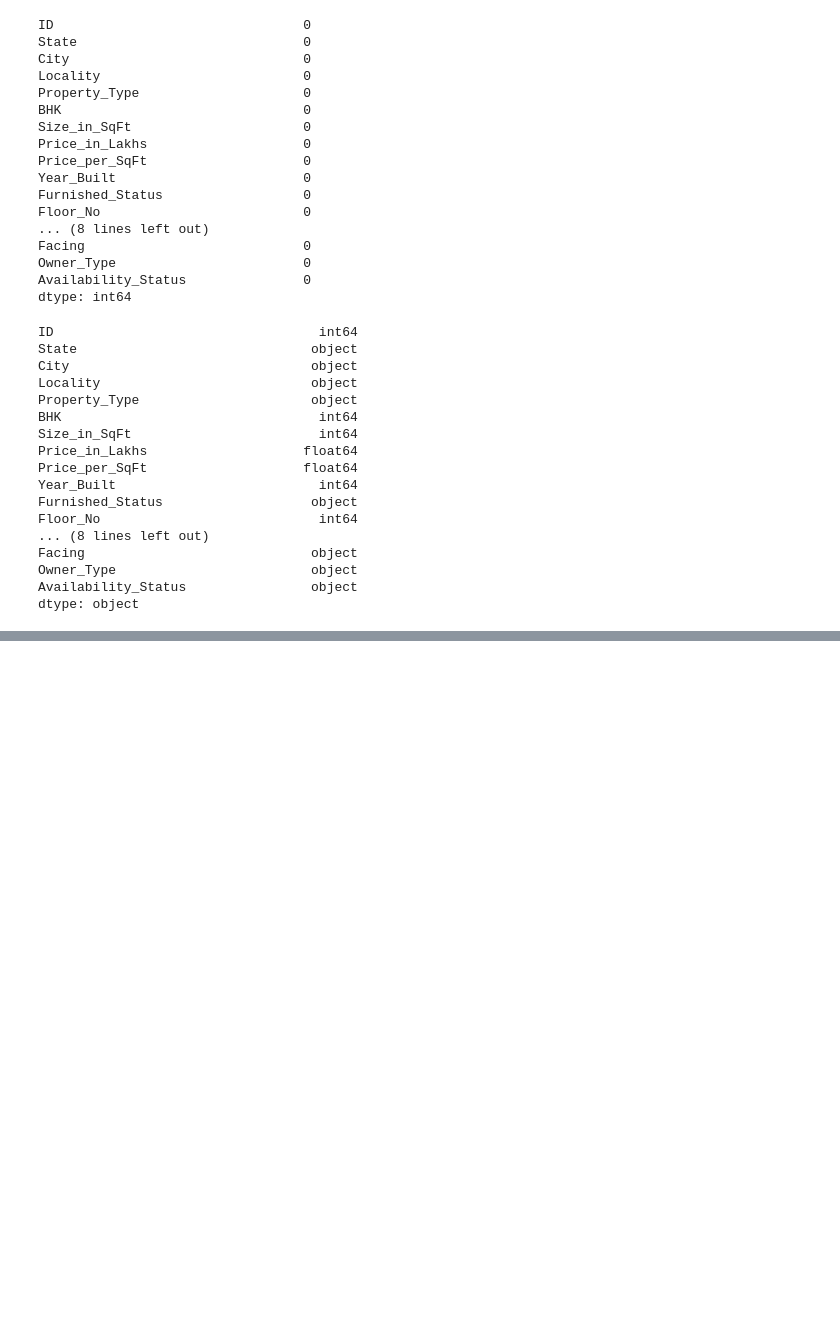
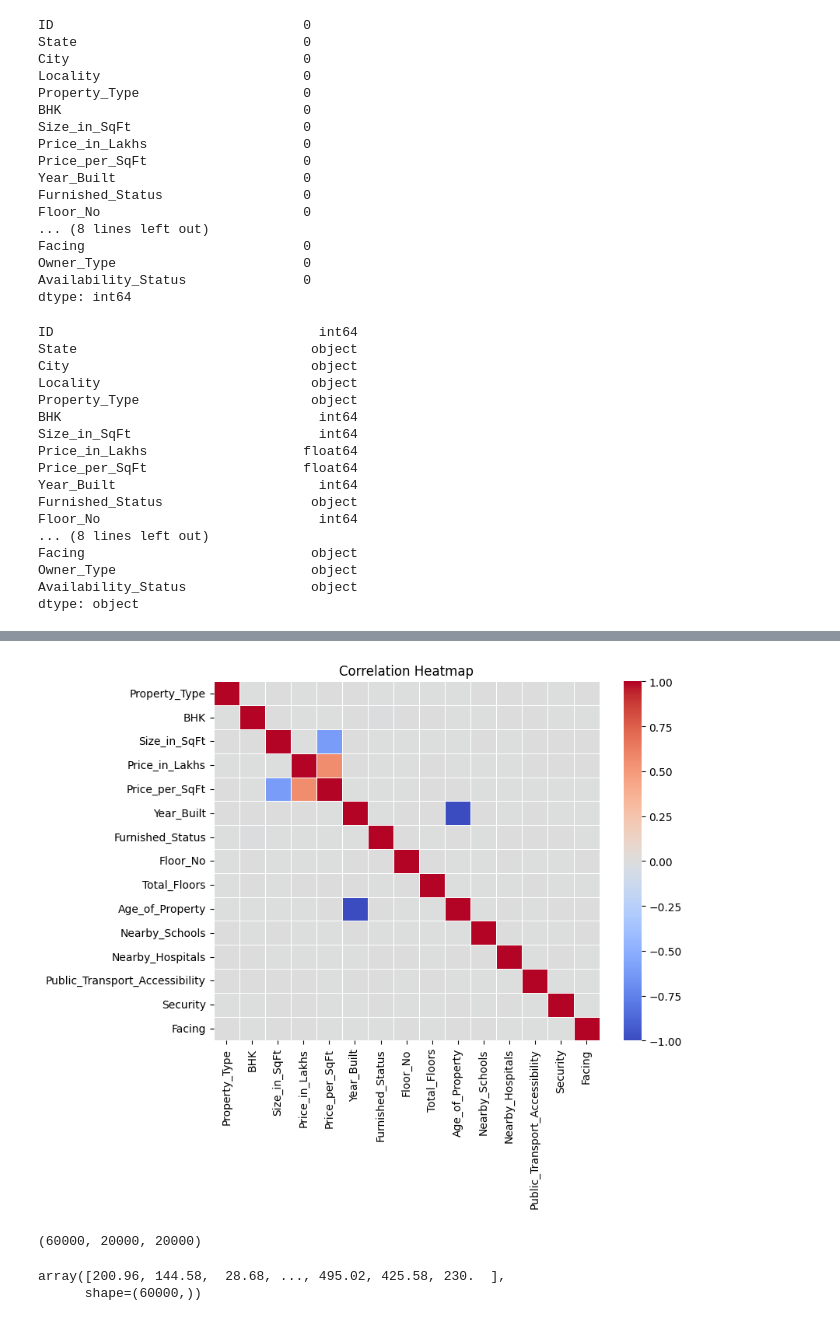
Before and after one commit to Krishnakanth834/india-home-price-ml, a Jupyter notebook: notebook.ipynb, the cells around one changed output, grey strips where cells are left out. Drawn from its saved outputs; the diff is of its cells as text; code cells hidden in the pictures; blank space fills up the shorter version.

```diff
--- a/notebook.ipynb
+++ b/notebook.ipynb
@@ -64,0 +98,19 @@ dtype: object
+# %%
+#Dropping Locality column since it's doesn't containg meaningful address
+df.drop('Locality', axis=1, inplace=True)
+# %%
+#Using Ordinal Encoder to Encode Ordinal Values
+ordinal_columns = ['Property_Type', 'Furnished_Status', 'Public_Transport_Accessibility', 'Facing', 'Security']
+
+categories = [['Apartment', 'Independent House', 'Villa'],
+              ['Unfurnished', 'Semi-furnished', 'Furnished'],
+              ['Low', 'Medium', 'High'],
+              ['South', 'East', 'West', 'North'],  # In India, west facing and north facing properties are more valuable
+              ['No', 'Yes']]
+
+encoder = OrdinalEncoder(categories=categories)
+df[ordinal_columns] = encoder.fit_transform(df[ordinal_columns])
+# %%
+#Separating Categorical and Numerical columns
+categorical_col = [column for column in df.columns if df[column].dtype == 'object']
+numerical_col = [column for column in df.columns if df[column].dtype != 'object']
@@ -64,0 +121,4 @@ dtype: object
+# %%
+#Lower cap strings for better accessibility
+for column in categorical_col:
+    df[column] = df[column].str.lower()
@@ -64,0 +133,11 @@ dtype: object
+# %%
+#Checking Correlation
+correlation_matrix = df[numerical_col].corr()
+
+# Plot the heatmap
+plt.figure(figsize=(8, 6))
+sns.heatmap(correlation_matrix, cmap='coolwarm', fmt=".2f", linewidths=0.5)
+plt.title("Correlation Heatmap")
+plt.show()
+# %% [output]
+[figure, added]
@@ -64,0 +165,9 @@ dtype: object
+# %%
+len(df_train), len(df_val), len(df_test)
+# %% [output]
+(60000, 20000, 20000)
+# %%
+y_train
+# %% [output]
+array([200.96, 144.58,  28.68, ..., 495.02, 425.58, 230.  ],
+      shape=(60000,))
```
Also changed, not shown: parts of 35 cells of this notebook.
